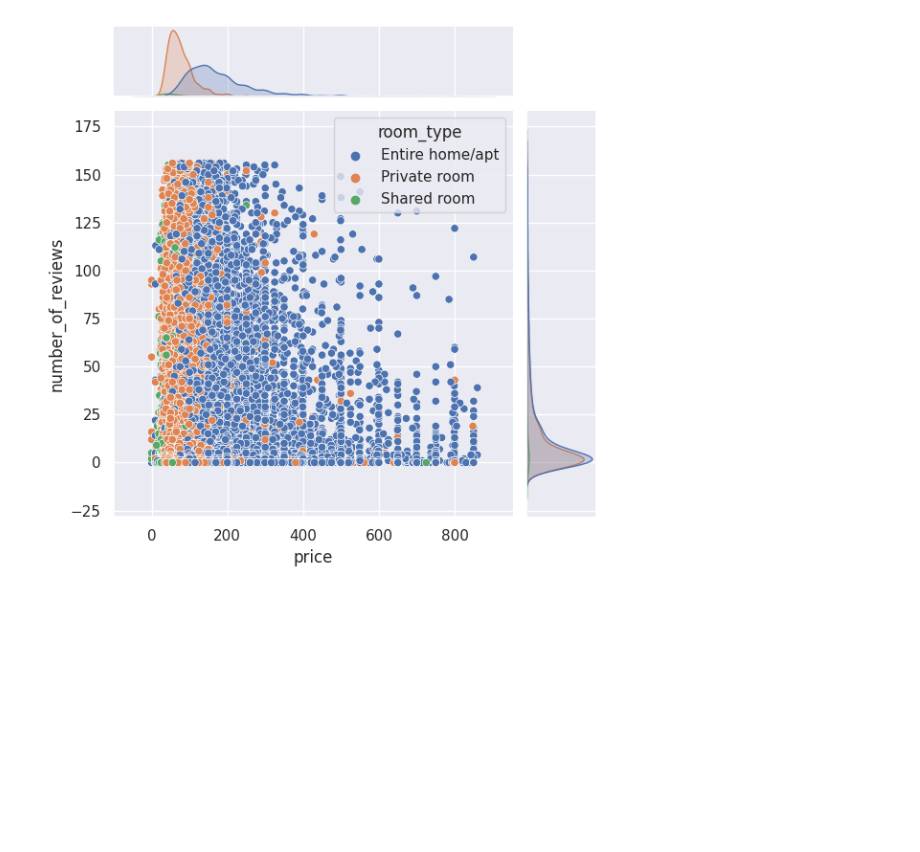
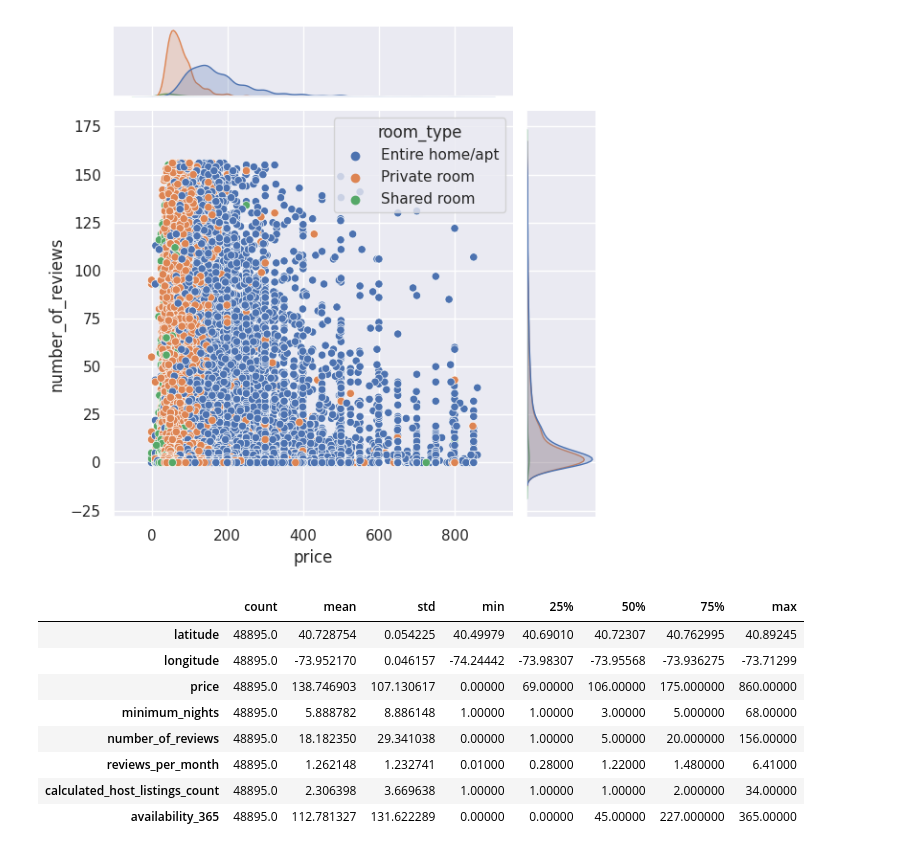
Before and after one commit to burakbasher/data-analysis-bootcamp-project, a Jupyter notebook: newyork_airbnb.ipynb, the cells around one changed output. Drawn from its saved outputs; the diff is of its cells as text; code cells hidden in the pictures; blank space fills up the shorter version.

```diff
--- a/newyork_airbnb.ipynb
+++ b/newyork_airbnb.ipynb
@@ -339,3 +337,15 @@ sns.jointplot(x="price",y=df_airbnb["number_of_reviews"], data=df_airbnb, hue="r
 # %% [output]
 <seaborn.axisgrid.JointGrid at 0x...>
 [figure]
+# %%
+df_airbnb.describe().T
+# %% [output]
+|  | count | mean | std | min | 25% | 50% | 75% | max |
+| latitude | 48895.0 | 40.728754 | 0.054225 | 40.49979 | 40.69010 | 40.72307 | 40.762995 | 40.89245 |
+| longitude | 48895.0 | -73.952170 | 0.046157 | -74.24442 | -73.98307 | -73.95568 | -73.936275 | -73.71299 |
+| price | 48895.0 | 138.746903 | 107.130617 | 0.00000 | 69.00000 | 106.00000 | 175.000000 | 860.00000 |
+| minimum_nights | 48895.0 | 5.888782 | 8.886148 | 1.00000 | 1.00000 | 3.00000 | 5.000000 | 68.00000 |
+| number_of_reviews | 48895.0 | 18.182350 | 29.341038 | 0.00000 | 1.00000 | 5.00000 | 20.000000 | 156.00000 |
+| reviews_per_month | 48895.0 | 1.262148 | 1.232741 | 0.01000 | 0.28000 | 1.22000 | 1.480000 | 6.41000 |
+| calculated_host_listings_count | 48895.0 | 2.306398 | 3.669638 | 1.00000 | 1.00000 | 1.00000 | 2.000000 | 34.00000 |
+| availability_365 | 48895.0 | 112.781327 | 131.622289 | 0.00000 | 0.00000 | 45.00000 | 227.000000 | 365.00000 |
```
Also changed, not shown: parts of 13 cells of this notebook.
